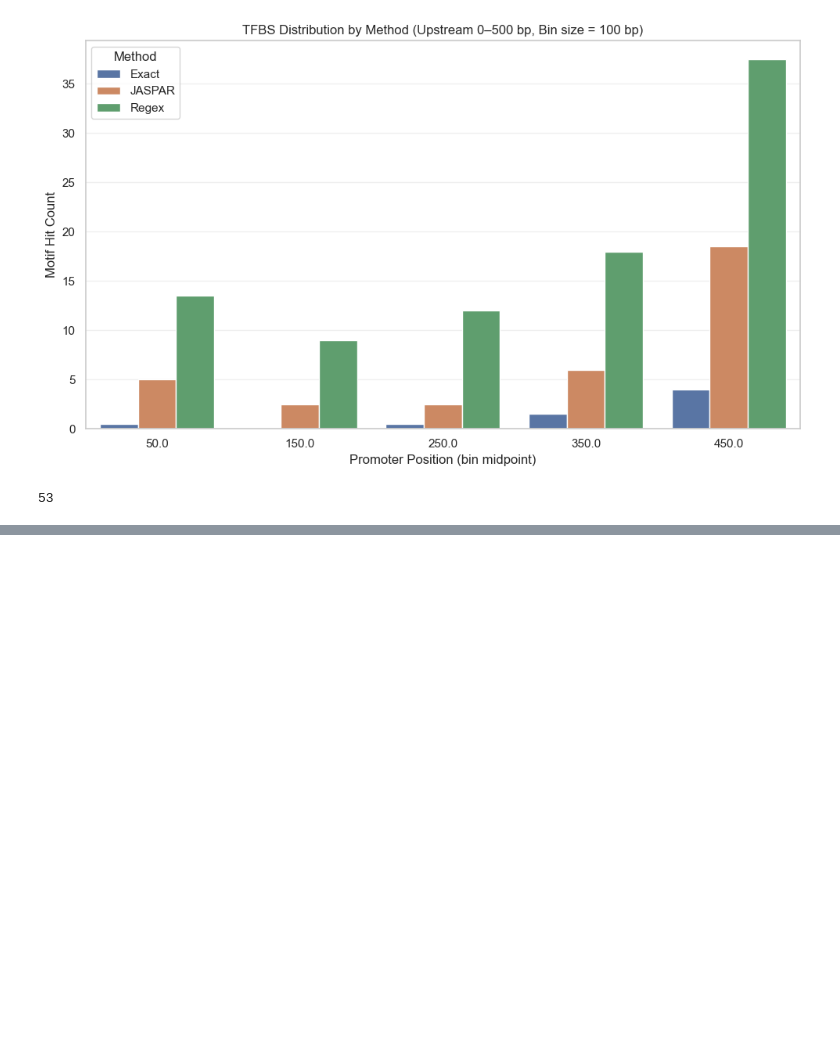
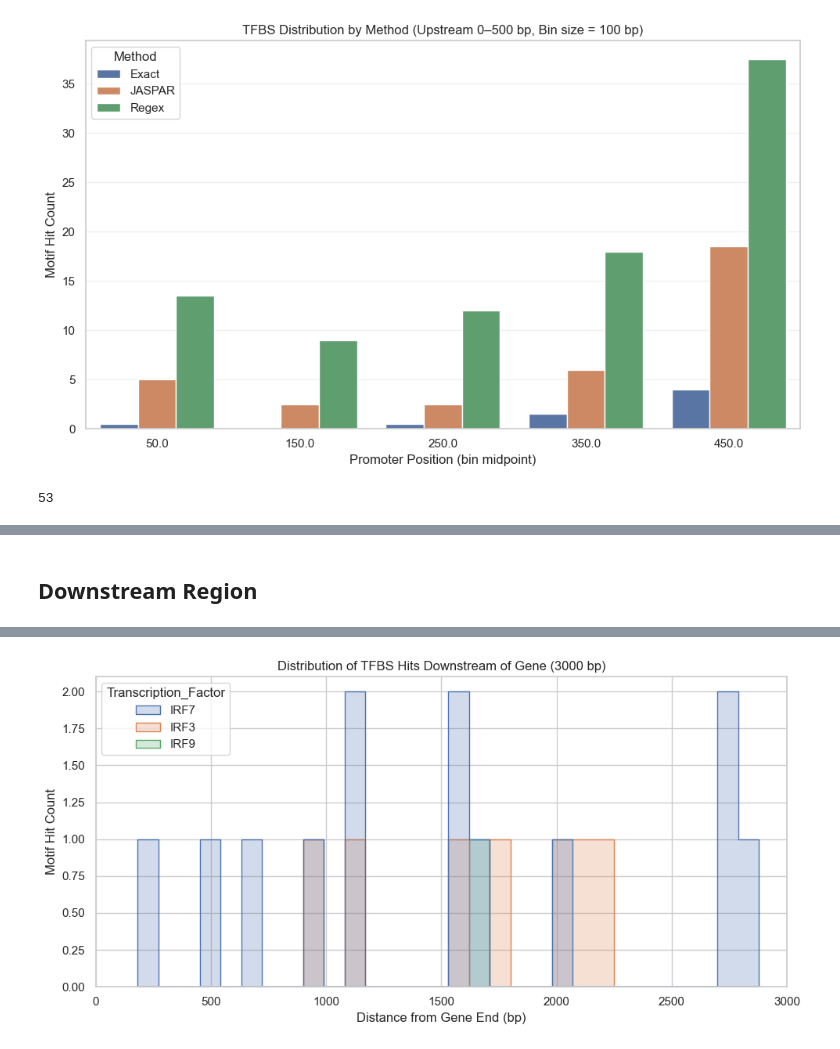
Before and after one commit to Emily3005250/TFBS-explorer, a Jupyter notebook: scripts/TFBS_explorer_human.ipynb, the cells around one changed output, grey strips where cells are left out. Cells and saved outputs as stored; diff of their text form; code cells hidden in the pictures; blank space fills up the shorter version.

```diff
--- a/scripts/TFBS_explorer_human.ipynb
+++ b/scripts/TFBS_explorer_human.ipynb
@@ -2888,0 +3066,69 @@ print(len(df_filtered))
+# %% [markdown]
+## Downstream Region
+# %%
+import pandas as pd
+import seaborn as sns
+import matplotlib.pyplot as plt
+
+sns.set_theme(style="whitegrid")
+
+# Load data
+match_df = pd.read_csv('/Users/sang/bioinformatics_msc_project_2025/TFBS-explorer-19/outputs/pos_jaspar.csv')
+seq_df = pd.read_csv('/Users/sang/bioinformatics_msc_project_2025/TFBS-explorer-19/outputs/human_IFN_up_regulation_extract.csv')
+
+# Fixed lengths
+upstream_len = 3000
+downstream_len = 3000
+
+# Filter genomic sequences
+match_df = match_df[match_df['Sequence_Type'] == 'Genomic']
+
+# Ensure numeric Start
+match_df["Start"] = pd.to_numeric(match_df["Start"], errors="coerce")
+match_df = match_df.dropna(subset=["Start"])
+
+# Map gene lengths from seq_df to match_df
+# Make sure the key column names match exactly between the two DataFrames
+gene_len_map = dict(zip(seq_df['gene_name'], seq_df['Gene_seq'].str.len()))
+match_df['Gene_Len'] = match_df['Gene_Name'].map(gene_len_map)
+
+# Drop rows with missing gene lengths (in case of mismatched names)
+match_df = match_df.dropna(subset=['Gene_Len'])
+
+# Calculate per-gene downstream start/end
+match_df['Downstream_Start'] = upstream_len + match_df['Gene_Len']
+match_df['Downstream_End'] = match_df['Downstream_Start'] + downstream_len
+
+# Keep only downstream hits per gene
+downstream_df = match_df[
+    (match_df['Start'] >= match_df['Downstream_Start']) &
+    (match_df['Start'] <= match_df['Downstream_End'])
+].copy()
+
+# Distance from gene end
+downstream_df['Downstream_Pos'] = downstream_df['Start'] - downstream_df['Downstream_Start']
+
+print(f"Found {len(downstream_df)} downstream hits")
+print(downstream_df.head())
+
+# Plot histogram (bins of 100 bp)
+plt.figure(figsize=(10, 5))
+sns.histplot(
+    data=downstream_df,
+    x="Downstream_Pos",
+    hue="Transcription_Factor",
+    bins=30,
+    element="step",
+    stat="count",
+    common_norm=False
+)
+
+plt.ylabel("Motif Hit Count")
+plt.xlabel("Distance from Gene End (bp)")
+plt.title("Distribution of TFBS Hits Downstream of Gene (3000 bp)")
+plt.xlim(0, 3000)
+plt.tight_layout()
+plt.savefig('tfbs_downstream_distribution.svg', format='svg', bbox_inches='tight')
+plt.show()
+plt.close()
+# %% [output]
@@ -2888,0 +3152 @@ print(len(df_filtered))
+[figure, added]
```
Also changed, not shown: parts of 7 cells of this notebook, 6 other files.
